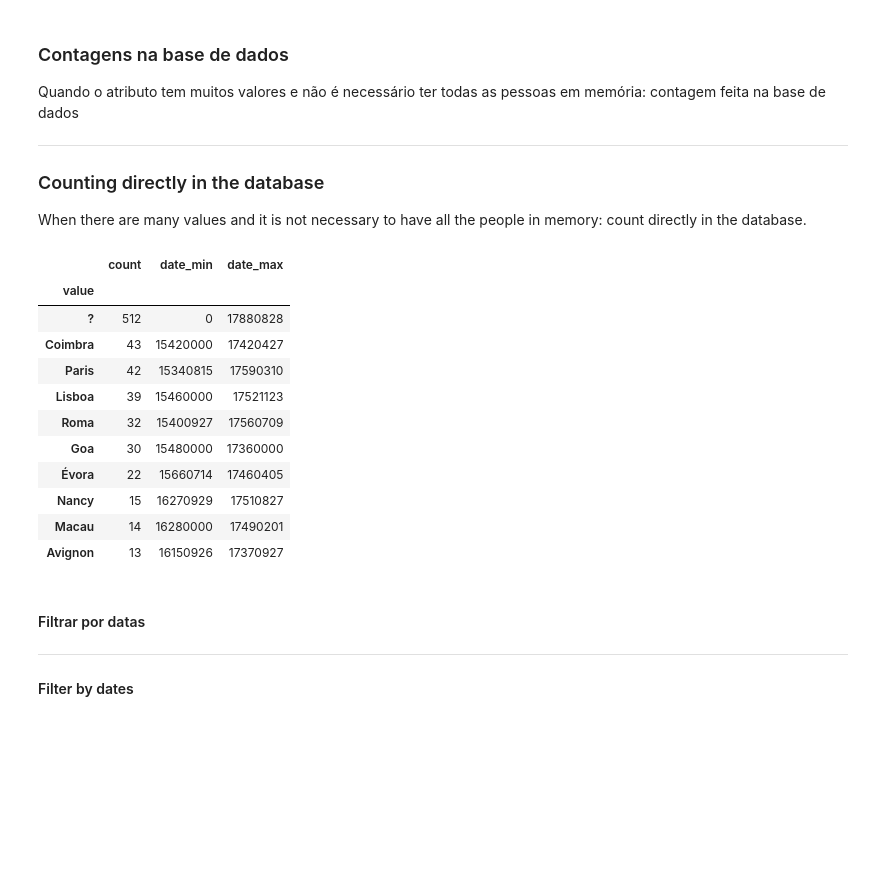
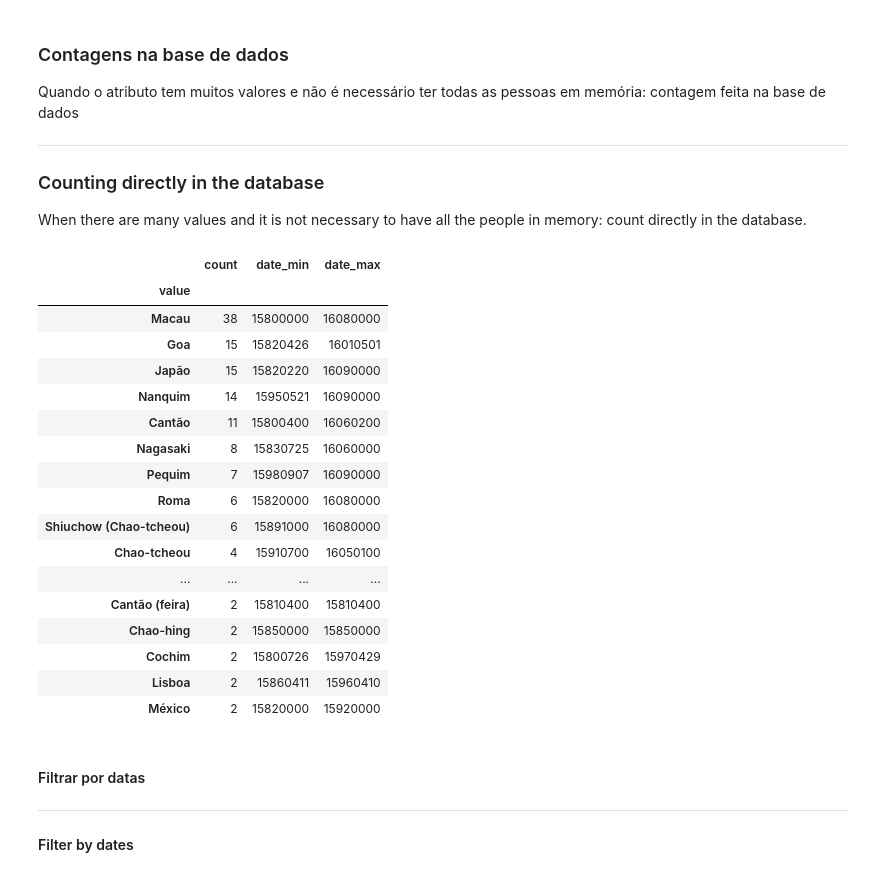
Before and after one commit to joaquimrcarvalho/dehergne-locations, a Jupyter notebook: notebooks/0-tutorial.ipynb, the cells around one changed output. Saved outputs shown, nothing was run; the diff lists cells and outputs as text; code cells hidden in the pictures; blank space fills up the shorter version.

```diff
--- a/notebooks/0-tutorial.ipynb
+++ b/notebooks/0-tutorial.ipynb
@@ -413,22 +412,27 @@ count directly in the database.
 # %%
 from timelink.pandas import attribute_values
 
-df_totals = attribute_values('jesuita-entrada',db=tlnb.db)
+df_totals = attribute_values('estadia', dates_between=("1580-00-00","1610-00-00"),db=tlnb.db)
+df_totals.head(20)
+# %% [output]
+|  | count | date_min | date_max |
+| value |  |  |  |
+| Macau | 38 | 15800000 | 16080000 |
+| Goa | 15 | 15820426 | 16010501 |
+| Japão | 15 | 15820220 | 16090000 |
+| Nanquim | 14 | 15950521 | 16090000 |
+| Cantão | 11 | 15800400 | 16060200 |
+| Nagasaki | 8 | 15830725 | 16060000 |
+| Pequim | 7 | 15980907 | 16090000 |
+| Roma | 6 | 15820000 | 16080000 |
+| Shiuchow (Chao-tcheou) | 6 | 15891000 | 16080000 |
+| Chao-tcheou | 4 | 15910700 | 16050100 |
+| ... | ... | ... | ... |
+| Cantão (feira) | 2 | 15810400 | 15810400 |
+| Chao-hing | 2 | 15850000 | 15850000 |
+| Cochim | 2 | 15800726 | 15970429 |
+| Lisboa | 2 | 15860411 | 15960410 |
+| México | 2 | 15820000 | 15920000 |
-# %%
-df_totals.head(10)
-# %% [output]
-|  | count | date_min | date_max |
-| value |  |  |  |
-| ? | 512 | 0 | 17880828 |
-| Coimbra | 43 | 15420000 | 17420427 |
-| Paris | 42 | 15340815 | 17590310 |
-| Lisboa | 39 | 15460000 | 17521123 |
-| Roma | 32 | 15400927 | 17560709 |
-| Goa | 30 | 15480000 | 17360000 |
-| Évora | 22 | 15660714 | 17460405 |
-| Nancy | 15 | 16270929 | 17510827 |
-| Macau | 14 | 16280000 | 17490201 |
-| Avignon | 13 | 16150926 | 17370927 |
 # %% [markdown]
 #### Filtrar por datas
 
```
Also changed, not shown: parts of 5 cells of this notebook.
